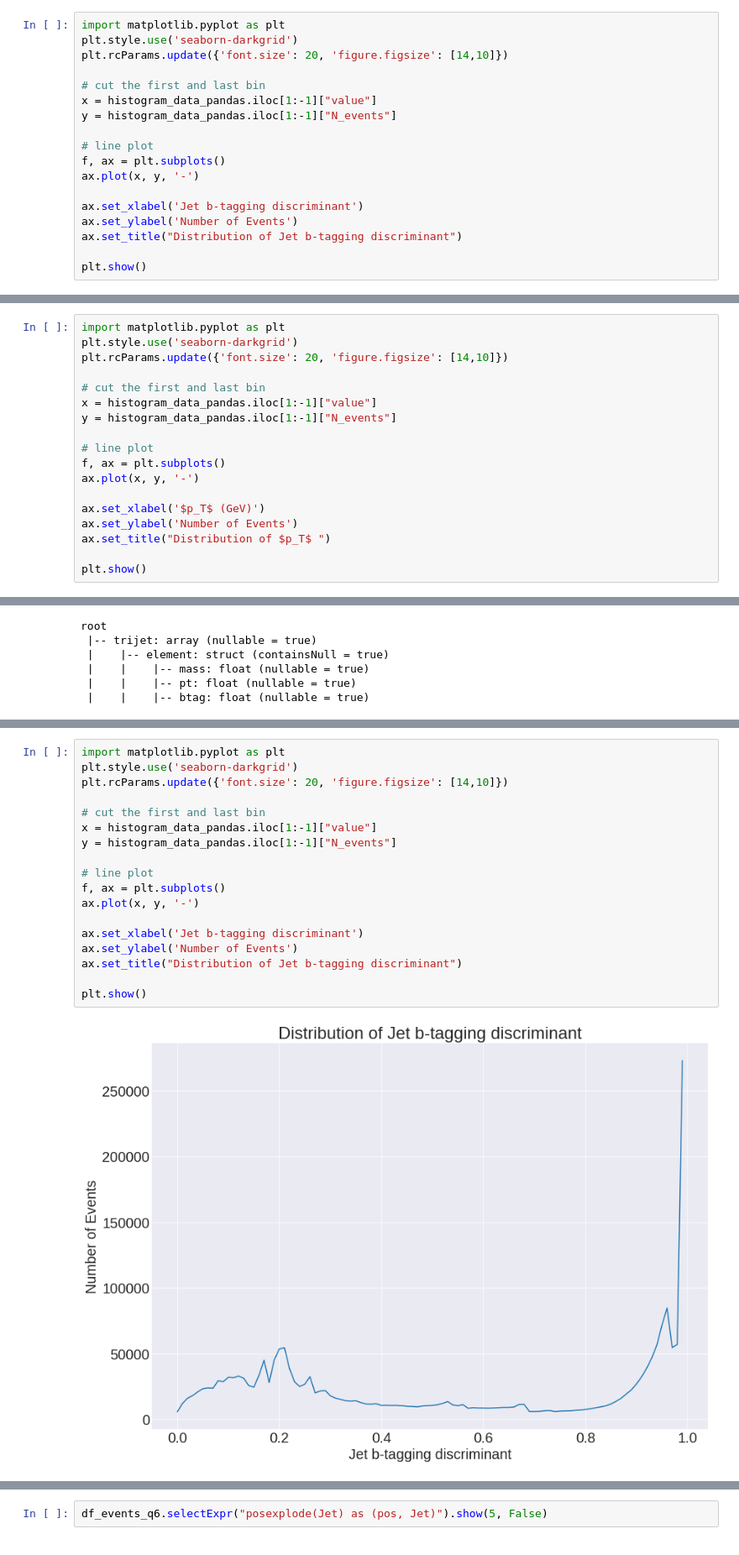
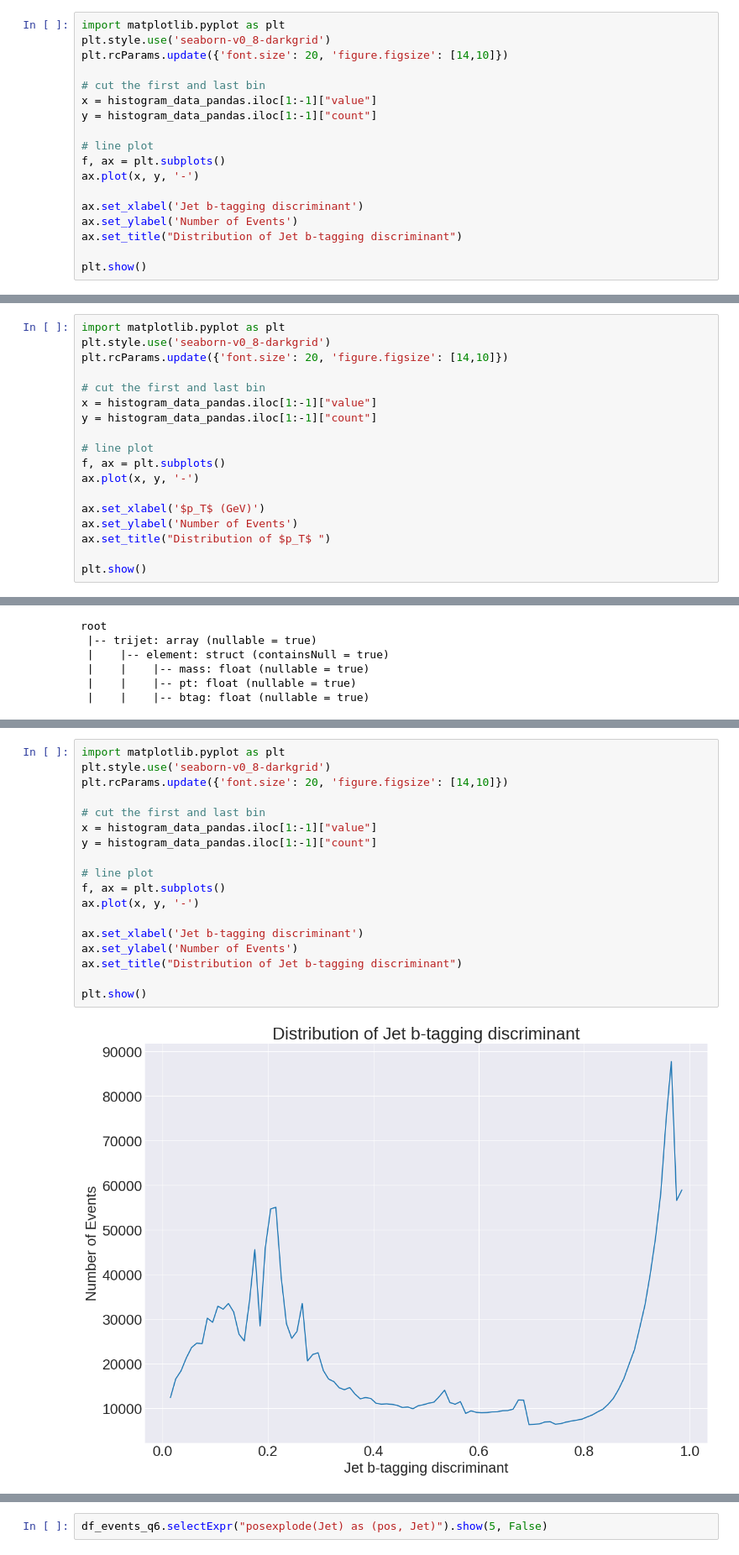
Before and after one commit to LucaCanali/Miscellaneous, a Jupyter notebook: Spark_Physics/HEP_benchmark/ADL_HEP_Query_Benchmark_Q6.ipynb, the cells around one changed output, grey strips where cells are left out. Shown at 84% size. Saved outputs shown, nothing was run; the diff lists cells and outputs as text.

```diff
--- a/Spark_Physics/HEP_benchmark/ADL_HEP_Query_Benchmark_Q6.ipynb
+++ b/Spark_Physics/HEP_benchmark/ADL_HEP_Query_Benchmark_Q6.ipynb
@@ -155,11 +154,11 @@ Wall time: 1min 36s
 # %%
 import matplotlib.pyplot as plt
-plt.style.use('seaborn-darkgrid')
+plt.style.use('seaborn-v0_8-darkgrid')
 plt.rcParams.update({'font.size': 20, 'figure.figsize': [14,10]})
 
 # cut the first and last bin
 x = histogram_data_pandas.iloc[1:-1]["value"]
-y = histogram_data_pandas.iloc[1:-1]["N_events"]
+y = histogram_data_pandas.iloc[1:-1]["count"]
 
 # line plot
 f, ax = plt.subplots()
@@ -202,11 +191,11 @@ Wall time: 1min 48s
 # %%
 import matplotlib.pyplot as plt
-plt.style.use('seaborn-darkgrid')
+plt.style.use('seaborn-v0_8-darkgrid')
 plt.rcParams.update({'font.size': 20, 'figure.figsize': [14,10]})
 
 # cut the first and last bin
 x = histogram_data_pandas.iloc[1:-1]["value"]
-y = histogram_data_pandas.iloc[1:-1]["N_events"]
+y = histogram_data_pandas.iloc[1:-1]["count"]
 
 # line plot
 f, ax = plt.subplots()
@@ -351,23 +330,23 @@ Wall time: 2min 59s
 # %%
 import matplotlib.pyplot as plt
-plt.style.use('seaborn-darkgrid')
+plt.style.use('seaborn-v0_8-darkgrid')
 plt.rcParams.update({'font.size': 20, 'figure.figsize': [14,10]})
 
 # cut the first and last bin
 x = histogram_data_pandas.iloc[1:-1]["value"]
-y = histogram_data_pandas.iloc[1:-1]["N_events"]
+y = histogram_data_pandas.iloc[1:-1]["count"]
 
 # line plot
 f, ax = plt.subplots()
 ax.plot(x, y, '-')
 
 ax.set_xlabel('Jet b-tagging discriminant')
 ax.set_ylabel('Number of Events')
 ax.set_title("Distribution of Jet b-tagging discriminant")
 
 plt.show()
 # %% [output]
-[figure, old version]
+[figure, new version]
 # %%
 # compute the histogram
 
```
Also changed, not shown: parts of 28 cells of this notebook, 25 other files.
